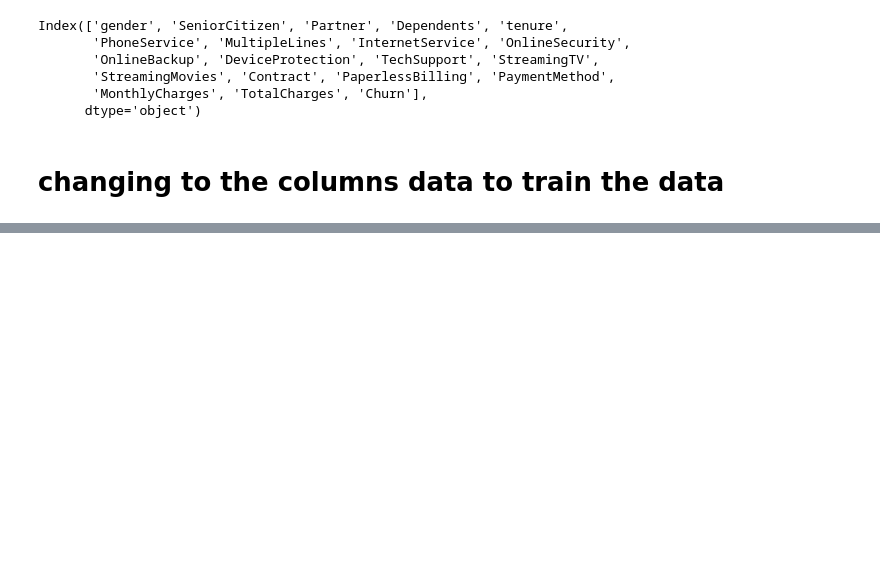
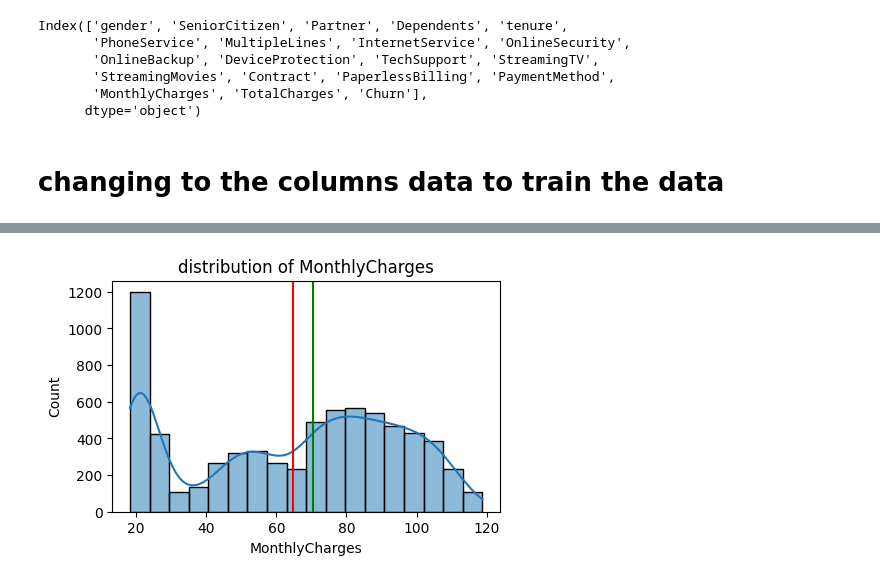
Before and after one commit to adarsh9421/Churn-prediction-system, a Jupyter notebook: churn.ipynb, the cells around one changed output, grey strips where cells are left out. Saved outputs shown, nothing was run; the diff lists cells and outputs as text; code cells hidden in the pictures; blank space fills up the shorter version.

```diff
--- a/churn.ipynb
+++ b/churn.ipynb
@@ -97,0 +178,4 @@ Index(['gender', 'SeniorCitizen', 'Partner', 'Dependents', 'tenure',
+# %%
+plot_histogram(df,"MonthlyCharges")
+# %% [output]
+[figure, added]
```
Also changed, not shown: parts of 20 cells of this notebook.
